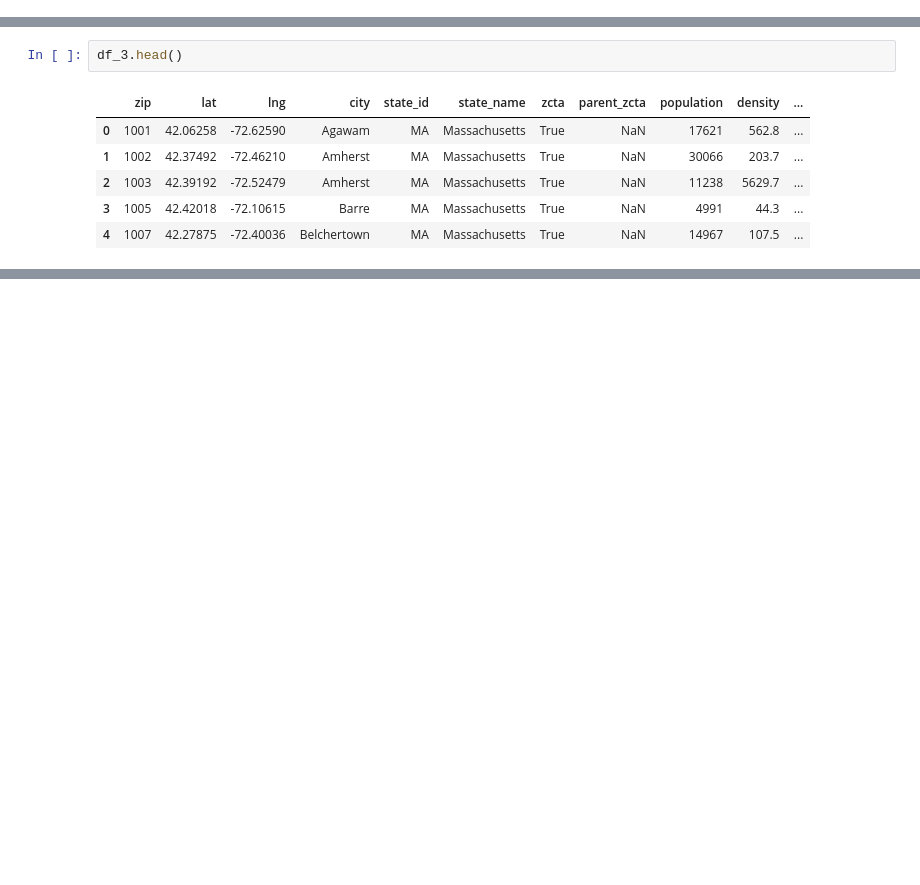
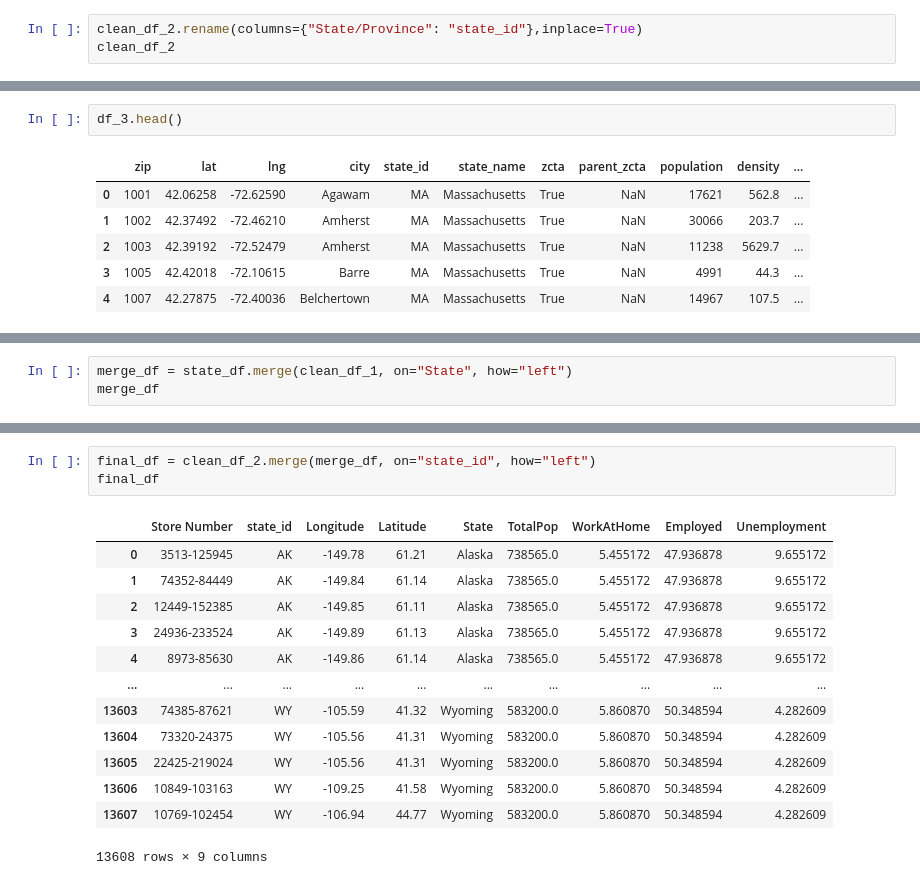
Before and after one commit to sk1990/Project_1_starbucks, a Jupyter notebook: Starbucks_Project_Analysis.ipynb, the cells around one changed output, grey strips where cells are left out. Saved outputs shown, nothing was run; the diff lists cells and outputs as text; blank space fills up the shorter version.

```diff
--- a/Starbucks_Project_Analysis.ipynb
+++ b/Starbucks_Project_Analysis.ipynb
@@ -32 +62,4 @@ clean_df_2
 13608 rows × 4 columns
+# %%
+clean_df_2.rename(columns={"State/Province": "state_id"},inplace=True)
+clean_df_2
@@ -74,0 +112,3 @@ merge_df
+# %%
+merge_df = state_df.merge(clean_df_1, on="State", how="left")
+merge_df
@@ -74,0 +133,17 @@ merge_df
+# %%
+final_df = clean_df_2.merge(merge_df, on="state_id", how="left")
+final_df
+# %% [output]
+|  | Store Number | state_id | Longitude | Latitude | State | TotalPop | WorkAtHome | Employed | Unemployment |
+| 0 | 3513-125945 | AK | -149.78 | 61.21 | Alaska | 738565.0 | 5.455172 | 47.936878 | 9.655172 |
+| 1 | 74352-84449 | AK | -149.84 | 61.14 | Alaska | 738565.0 | 5.455172 | 47.936878 | 9.655172 |
+| 2 | 12449-152385 | AK | -149.85 | 61.11 | Alaska | 738565.0 | 5.455172 | 47.936878 | 9.655172 |
+| 3 | 24936-233524 | AK | -149.89 | 61.13 | Alaska | 738565.0 | 5.455172 | 47.936878 | 9.655172 |
+| 4 | 8973-85630 | AK | -149.86 | 61.14 | Alaska | 738565.0 | 5.455172 | 47.936878 | 9.655172 |
+| ... | ... | ... | ... | ... | ... | ... | ... | ... | ... |
+| 13603 | 74385-87621 | WY | -105.59 | 41.32 | Wyoming | 583200.0 | 5.860870 | 50.348594 | 4.282609 |
+| 13604 | 73320-24375 | WY | -105.56 | 41.31 | Wyoming | 583200.0 | 5.860870 | 50.348594 | 4.282609 |
+| 13605 | 22425-219024 | WY | -105.56 | 41.31 | Wyoming | 583200.0 | 5.860870 | 50.348594 | 4.282609 |
+| 13606 | 10849-103163 | WY | -109.25 | 41.58 | Wyoming | 583200.0 | 5.860870 | 50.348594 | 4.282609 |
+| 13607 | 10769-102454 | WY | -106.94 | 44.77 | Wyoming | 583200.0 | 5.860870 | 50.348594 | 4.282609 |
+13608 rows × 9 columns
```
Also changed, not shown: parts of 11 cells of this notebook.
